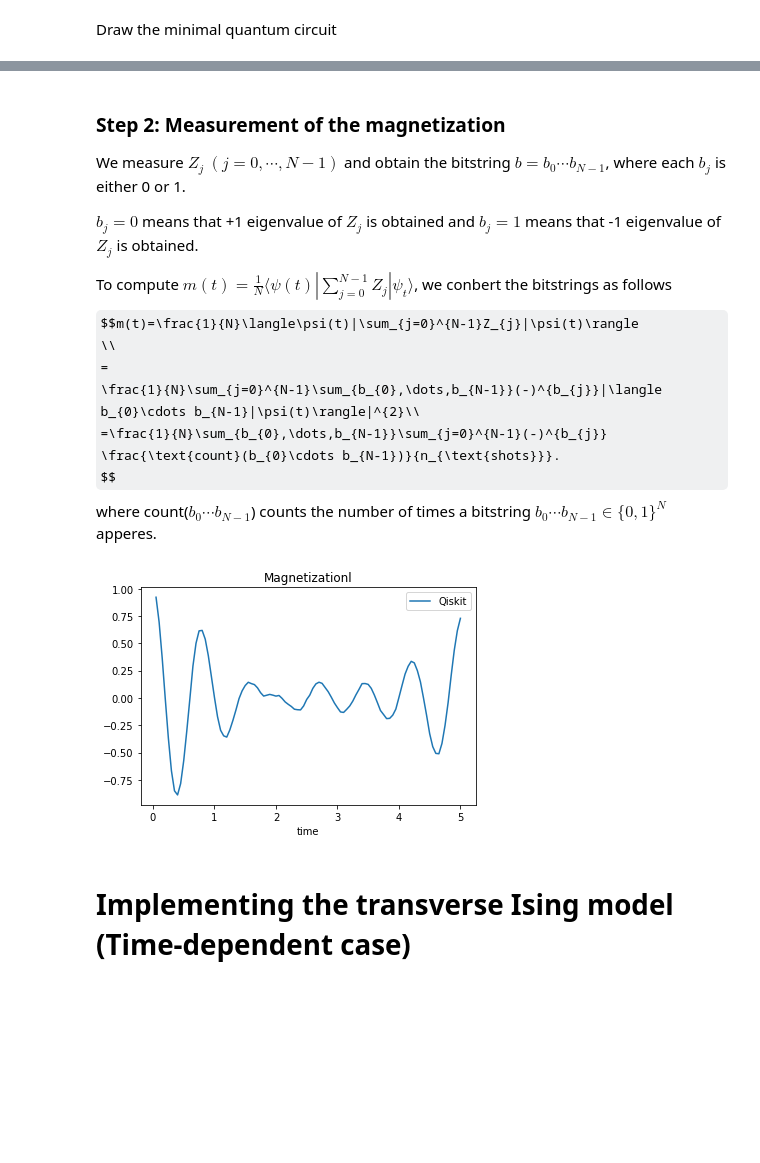
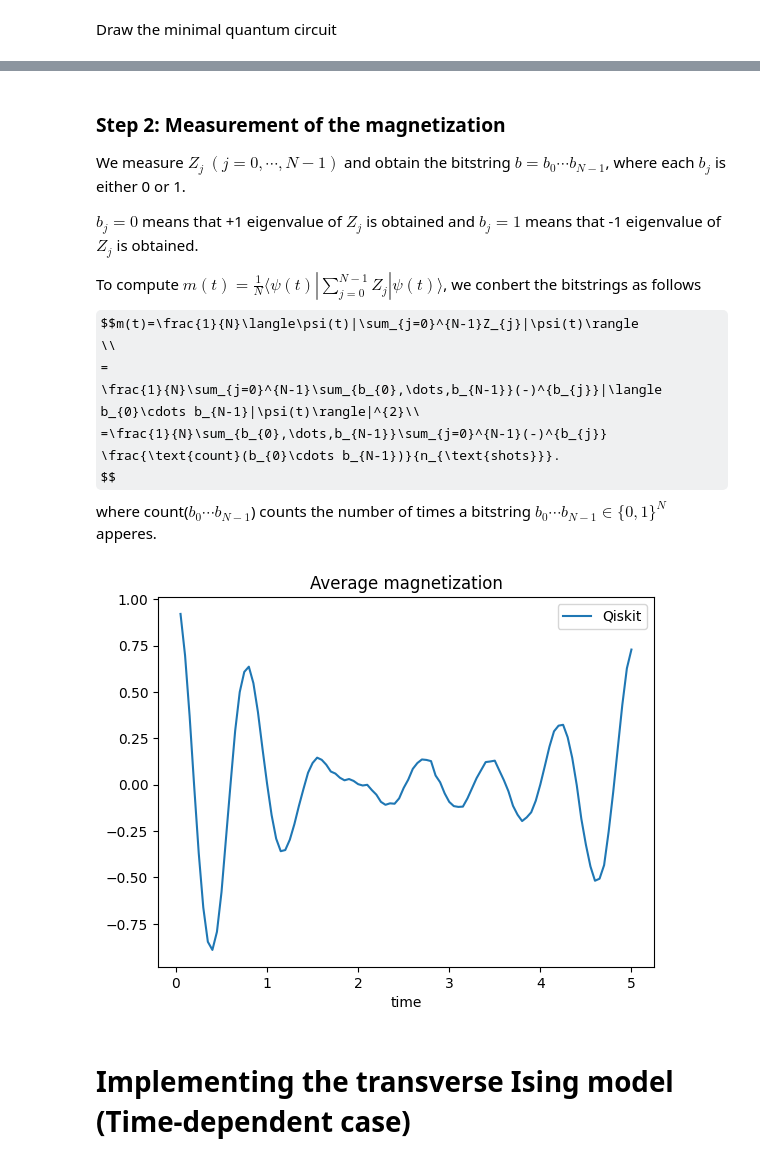
Before and after one commit to IKEDAKAZUKI/Qiskit-Tutorial, a Jupyter notebook: Qiskit_Tutorial.ipynb, the cells around one changed output, grey strips where cells are left out. Saved outputs shown, nothing was run; the diff lists cells and outputs as text; code cells hidden in the pictures; some formulas as TeX source; blank space fills up the shorter version.

```diff
--- a/Qiskit_Tutorial.ipynb
+++ b/Qiskit_Tutorial.ipynb
@@ -261,7 +261,7 @@ We measure $Z_j~(j=0,\cdots,N-1)$ and obtain the bitstring $b=b_0\cdots b_{N-1}$
 
 $b_j=0$ means that +1 eigenvalue of $Z_j$ is obtained and $b_j=1$ means that -1 eigenvalue of $Z_j$ is obtained.
 
-To compute $m(t)=\frac{1}{N}\langle\psi(t)|\sum_{j=0}^{N-1}Z_j|\psi_t\rangle$, we conbert the bitstrings as follows
+To compute $m(t)=\frac{1}{N}\langle\psi(t)|\sum_{j=0}^{N-1}Z_j|\psi(t)\rangle$, we conbert the bitstrings as follows
 $$m(t)=\frac{1}{N}\langle\psi(t)|\sum_{j=0}^{N-1}Z_{j}|\psi(t)\rangle
 \\
 =
@@ -333,12 +333,12 @@ for step in range(1,step_max+1):
     mag_list.append(mag)
 # %%
 plt.plot(time_list, mag_list,label='Qiskit')
-plt.title('Magnetizationl')
+plt.title('Average magnetization')
 plt.xlabel('time')
 plt.legend()
 plt.show()
 # %% [output]
-[figure, old version]
+[figure, new version]
 # %% [markdown]
 # Implementing the transverse Ising model (Time-dependent case)
 # %% [markdown]
```
Also changed, not shown: parts of 11 cells of this notebook.
